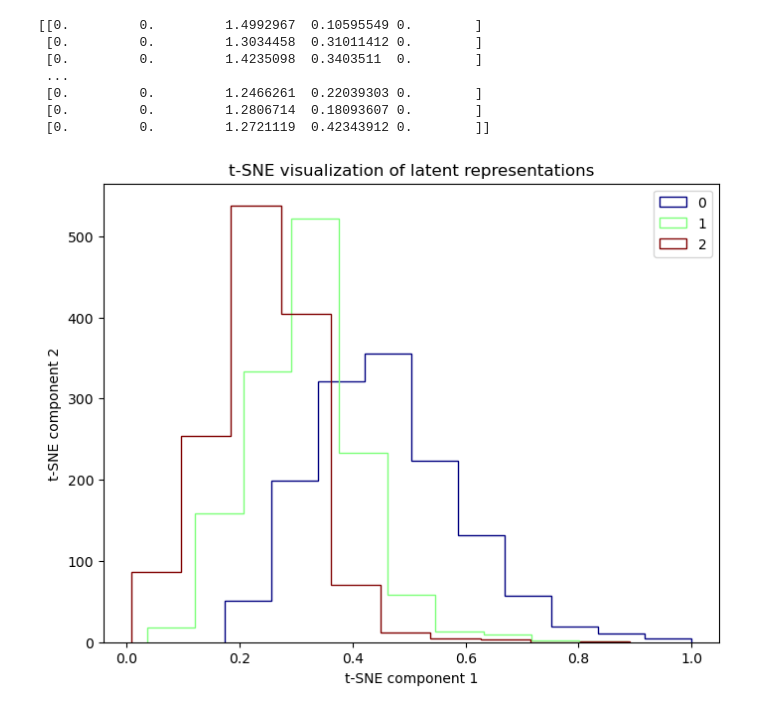
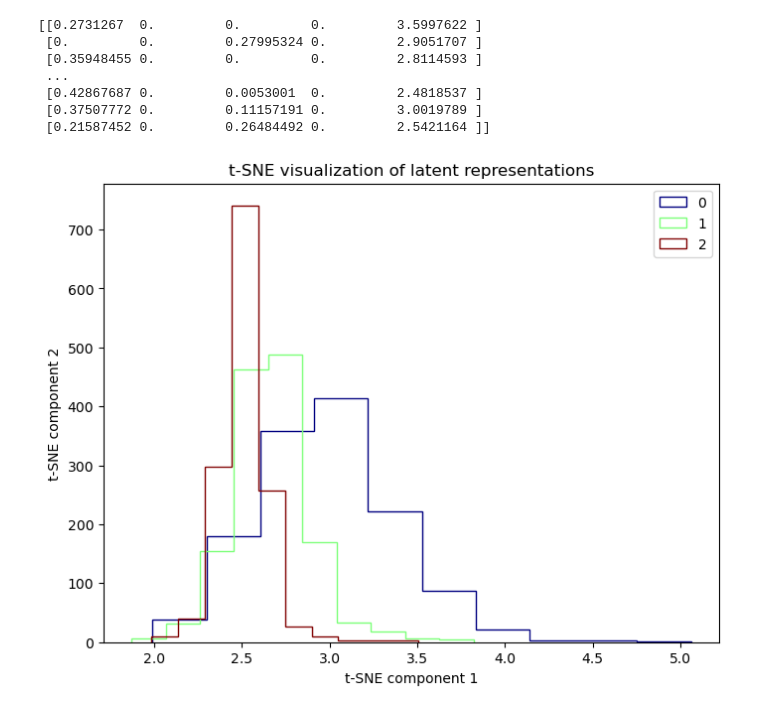
Before and after one commit to villrv/ppae, a Jupyter notebook: debugging.ipynb, the cells around one changed output. Saved outputs shown, nothing was run; the diff lists cells and outputs as text; code cells hidden in the pictures.

```diff
--- a/debugging.ipynb
+++ b/debugging.ipynb
@@ -14,7 +14,7 @@ loader = DataLoader(data, batch_size=1024, shuffle=True)
 # %%
-model = Autoencoder(40, 5, 1, 1, lam = 0)
+num_freqs = 6
+model = Autoencoder(40, 10, 2*num_freqs+1, 1, lam = 0)
 model = model.to(device)
-print(device)
 trainer = pl.Trainer(max_epochs=200, accelerator=device, devices=1)
 history = trainer.fit(model, loader)
 # %% [output]
@@ -82,27 +83,27 @@ plt.show()
 # %%
 labels = test_batch['type'].numpy()
 unique_labels = np.unique(labels)
 colors = plt.cm.jet(np.linspace(0, 1, len(unique_labels)))
 print(z)
 plt.figure(figsize=(8, 6))
 for i, label in enumerate(unique_labels):
     idx = labels == label
-    plt.hist(z[idx, 3], color=colors[i], histtype='step', label=label)
+    plt.hist(z[idx, 4], color=colors[i], histtype='step', label=label)
 
 plt.xlabel('t-SNE component 1')
 plt.ylabel('t-SNE component 2')
 plt.legend(loc='best')
 plt.title('t-SNE visualization of latent representations')
 plt.show()
 # %% [output]
-[[0.         0.         1.4992967  0.10595549 0.        ]
- [0.         0.         1.3034458  0.31011412 0.        ]
- [0.         0.         1.4235098  0.3403511  0.        ]
+[[0.2731267  0.         0.         0.         3.5997622 ]
+ [0.         0.         0.27995324 0.         2.9051707 ]
+ [0.35948455 0.         0.         0.         2.8114593 ]
  ...
- [0.         0.         1.2466261  0.22039303 0.        ]
- [0.         0.         1.2806714  0.18093607 0.        ]
- [0.         0.         1.2721119  0.42343912 0.        ]]
+ [0.42867687 0.         0.0053001  0.         2.4818537 ]
+ [0.37507772 0.         0.11157191 0.         3.0019789 ]
+ [0.21587452 0.         0.26484492 0.         2.5421164 ]]
-[figure, old version]
+[figure, new version]
 # %%
 with torch.no_grad():
     coded = model.code(test_batch['event_list'])
```
Also changed, not shown: parts of 9 cells of this notebook, 24 other files.
